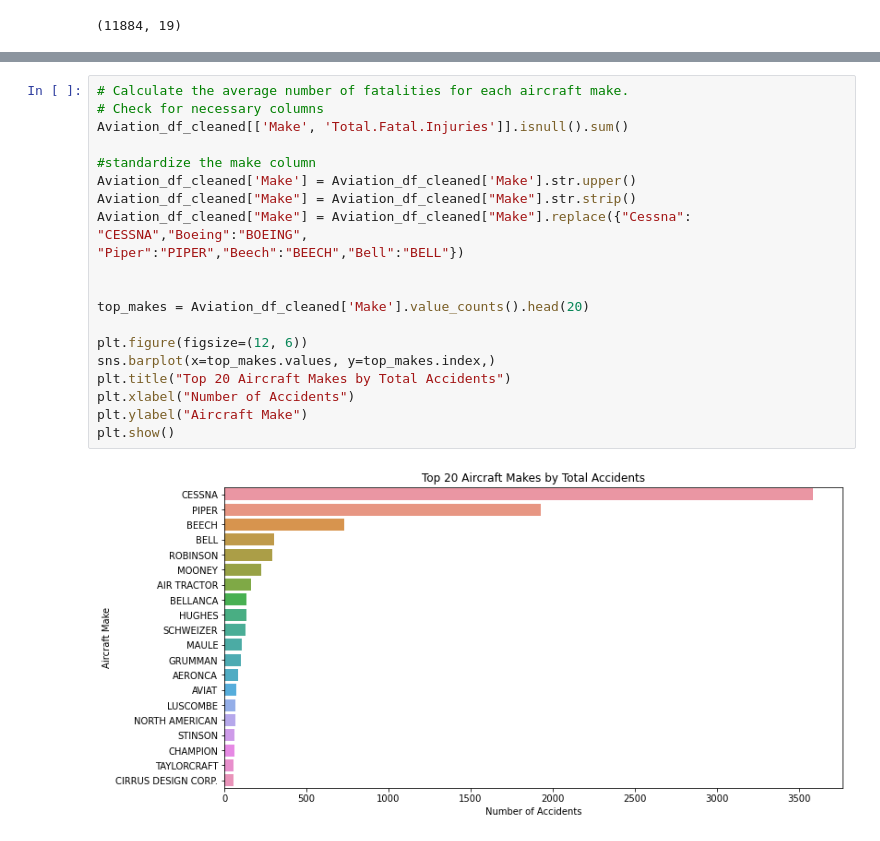
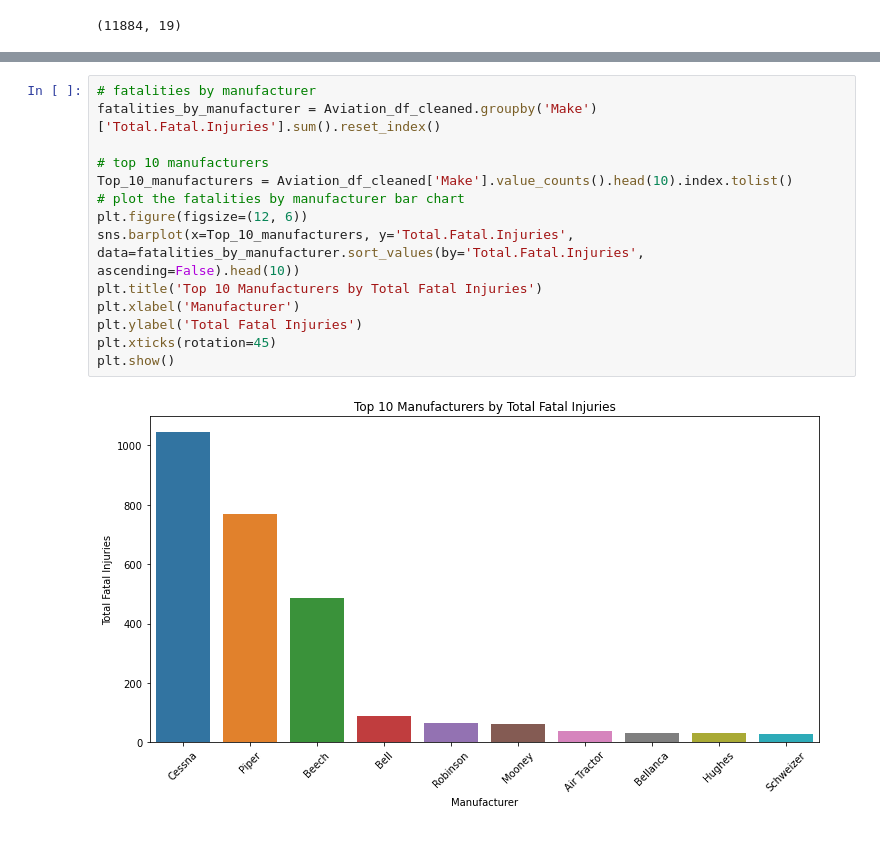
Before and after one commit to HellenDianaNjeri/dsc-phase-1-project-v3, a Jupyter notebook: student.ipynb, the cells around one changed output, grey strips where cells are left out. Saved outputs shown, nothing was run; the diff lists cells and outputs as text.

```diff
--- a/student.ipynb
+++ b/student.ipynb
@@ -480,22 +447,16 @@ plt.show()
-# %%
-# Calculate the average number of fatalities for each aircraft make.
-# Check for necessary columns
-Aviation_df_cleaned[['Make', 'Total.Fatal.Injuries']].isnull().sum()
-
-#standardize the make column
-Aviation_df_cleaned['Make'] = Aviation_df_cleaned['Make'].str.upper()
-Aviation_df_cleaned["Make"] = Aviation_df_cleaned["Make"].str.strip()
-Aviation_df_cleaned["Make"] = Aviation_df_cleaned["Make"].replace({"Cessna": "CESSNA","Boeing":"BOEING",
-"Piper":"PIPER","Beech":"BEECH","Bell":"BELL"})
-
-
-top_makes = Aviation_df_cleaned['Make'].value_counts().head(20)
-
-plt.figure(figsize=(12, 6))
-sns.barplot(x=top_makes.values, y=top_makes.index,)
-plt.title("Top 20 Aircraft Makes by Total Accidents")
-plt.xlabel("Number of Accidents")
-plt.ylabel("Aircraft Make")
-plt.show()
-# %% [output]
-[figure, removed]
+# %%
+# fatalities by manufacturer
+fatalities_by_manufacturer = Aviation_df_cleaned.groupby('Make')['Total.Fatal.Injuries'].sum().reset_index()
+
+# top 10 manufacturers
+Top_10_manufacturers = Aviation_df_cleaned['Make'].value_counts().head(10).index.tolist()
+# plot the fatalities by manufacturer bar chart
+plt.figure(figsize=(12, 6))
+sns.barplot(x=Top_10_manufacturers, y='Total.Fatal.Injuries', data=fatalities_by_manufacturer.sort_values(by='Total.Fatal.Injuries', ascending=False).head(10))
+plt.title('Top 10 Manufacturers by Total Fatal Injuries')
+plt.xlabel('Manufacturer')
+plt.ylabel('Total Fatal Injuries')
+plt.xticks(rotation=45)
+plt.show()
+# %% [output]
+[figure, added]
```
Also changed, not shown: parts of 12 cells of this notebook.
